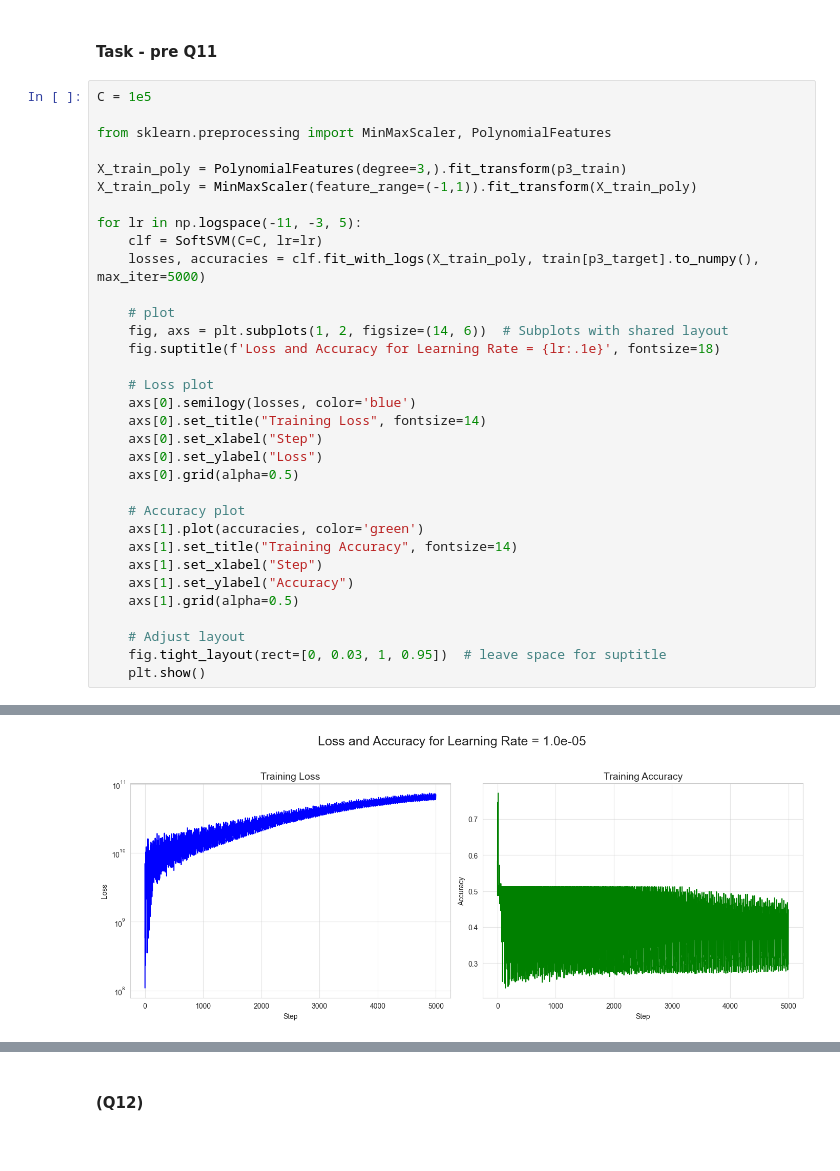
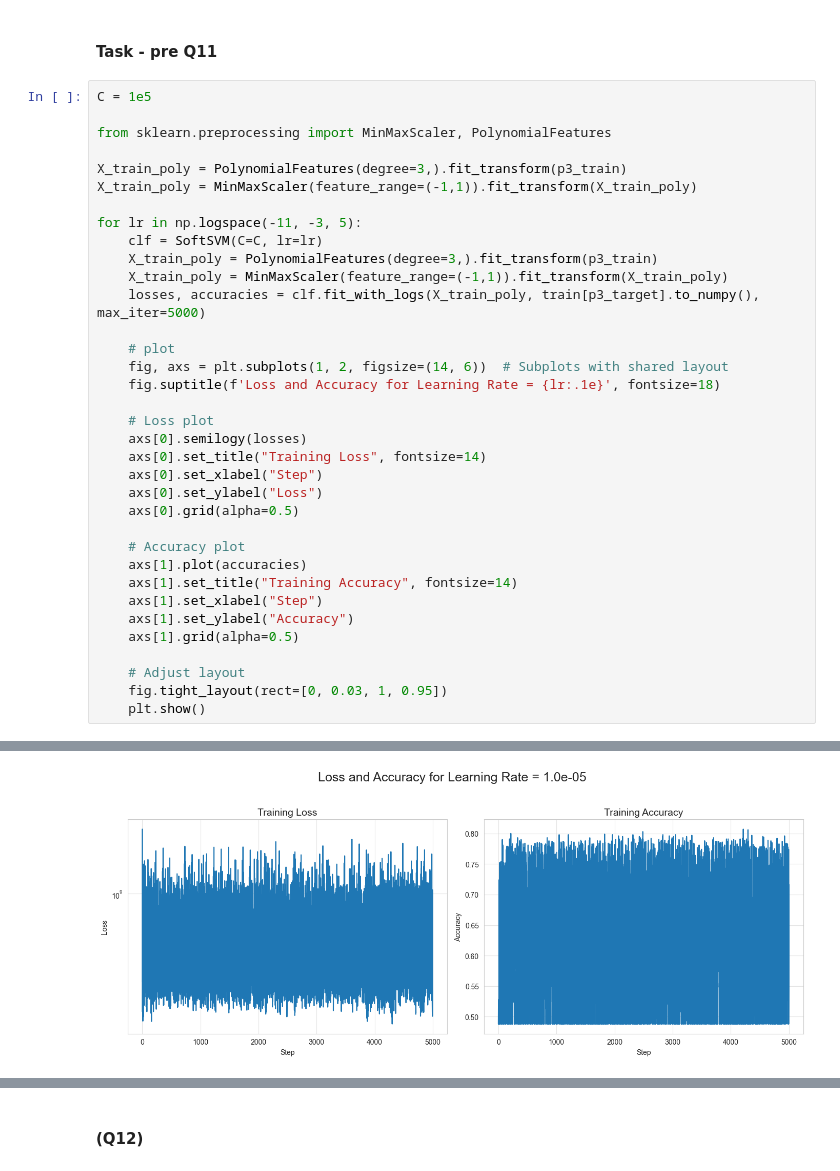
Before and after one commit to UriKH/ML-02360766, a Jupyter notebook: wet_hw2/wet_hw2.ipynb, the cells around one changed output, grey strips where cells are left out. Drawn from its saved outputs; the diff is of its cells as text.

```diff
--- a/wet_hw2/wet_hw2.ipynb
+++ b/wet_hw2/wet_hw2.ipynb
@@ -423,6 +239,8 @@ X_train_poly = MinMaxScaler(feature_range=(-1,1)).fit_transform(X_train_poly)
 
 for lr in np.logspace(-11, -3, 5):
     clf = SoftSVM(C=C, lr=lr)
+    X_train_poly = PolynomialFeatures(degree=3,).fit_transform(p3_train)
+    X_train_poly = MinMaxScaler(feature_range=(-1,1)).fit_transform(X_train_poly)
     losses, accuracies = clf.fit_with_logs(X_train_poly, train[p3_target].to_numpy(), max_iter=5000)
 
     # plot
@@ -430,20 +248,20 @@ for lr in np.logspace(-11, -3, 5):
     fig.suptitle(f'Loss and Accuracy for Learning Rate = {lr:.1e}', fontsize=18)
 
     # Loss plot
-    axs[0].semilogy(losses, color='blue')
+    axs[0].semilogy(losses)
     axs[0].set_title("Training Loss", fontsize=14)
     axs[0].set_xlabel("Step")
     axs[0].set_ylabel("Loss")
     axs[0].grid(alpha=0.5)
 
     # Accuracy plot
-    axs[1].plot(accuracies, color='green')
+    axs[1].plot(accuracies)
     axs[1].set_title("Training Accuracy", fontsize=14)
     axs[1].set_xlabel("Step")
     axs[1].set_ylabel("Accuracy")
     axs[1].grid(alpha=0.5)
 
     # Adjust layout
-    fig.tight_layout(rect=[0, 0.03, 1, 0.95])  # leave space for suptitle
+    fig.tight_layout(rect=[0, 0.03, 1, 0.95])
     plt.show()
 # %% [output]
@@ -453 +271 @@ for lr in np.logspace(-11, -3, 5):
-[figure, old version]
+[figure, new version]
```
Also changed, not shown: parts of 16 cells of this notebook, 3 other files.
